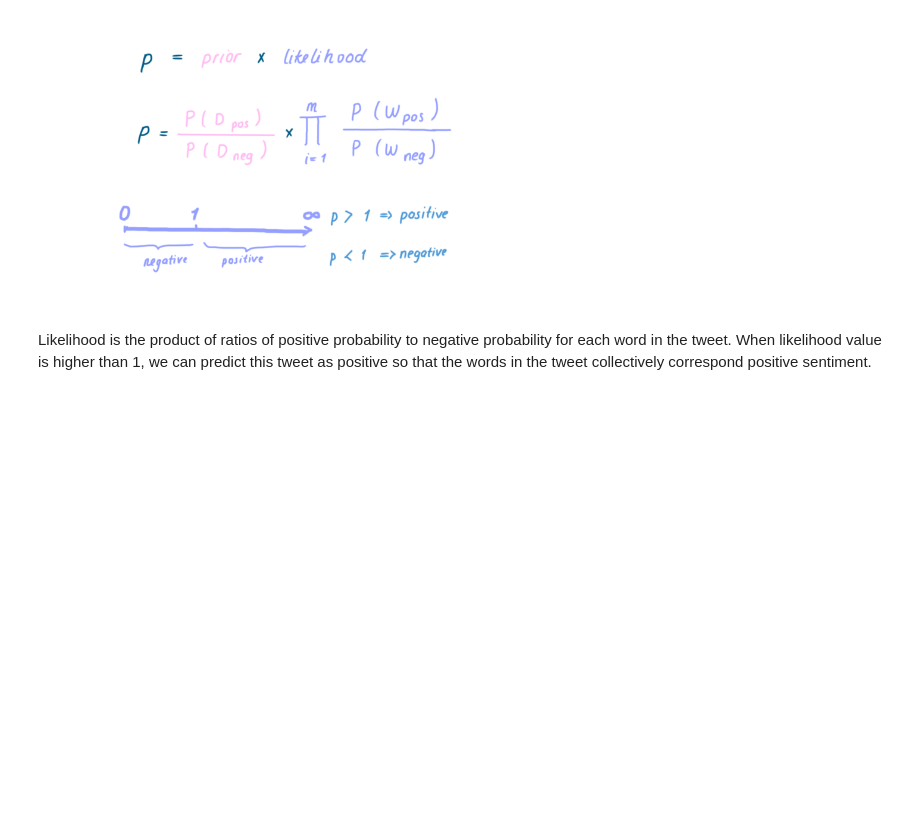
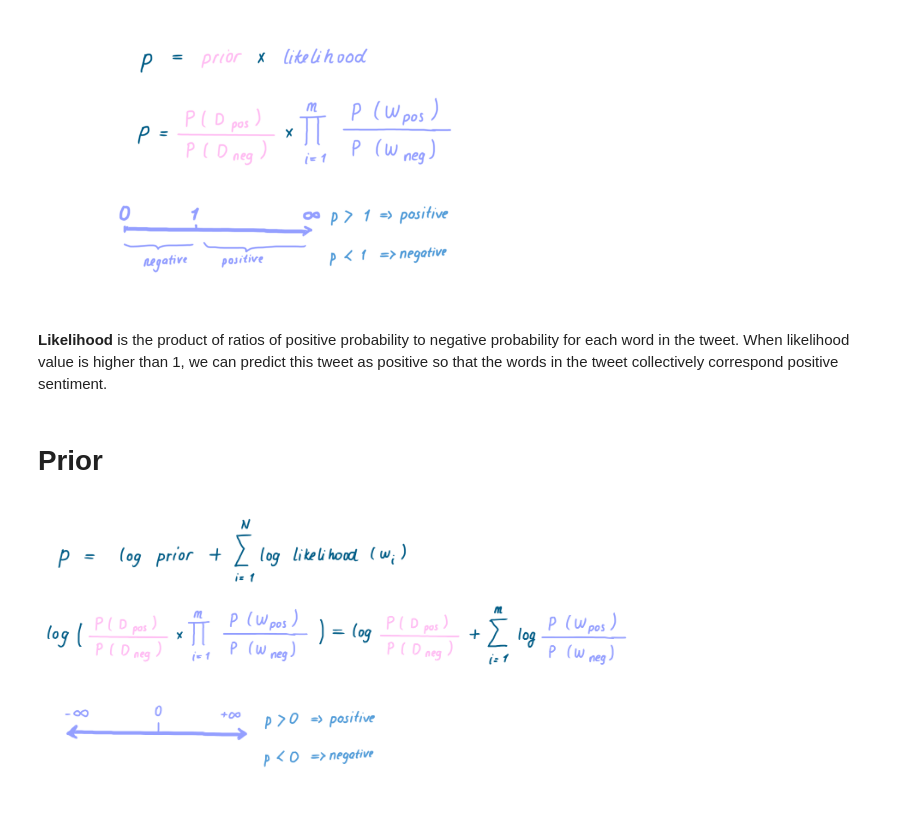
Before and after one commit to Pooja22-05-2003/Twitter-Sentiment-Analysis, a Jupyter notebook: NaiveBayesTwitterScratch.ipynb, the cells around one changed output. Saved outputs shown, nothing was run; the diff lists cells and outputs as text; code cells hidden in the pictures; blank space fills up the shorter version.

```diff
--- a/NaiveBayesTwitterScratch.ipynb
+++ b/NaiveBayesTwitterScratch.ipynb
@@ -69,4 +74,11 @@ Image("likelihood.png", width=500)
 # %% [output]
 [figure]
 # %% [markdown]
-Likelihood is the product of ratios of positive probability to negative probability for each word in the tweet. When likelihood value is higher than 1, we can predict this tweet as positive so that the words in the tweet collectively correspond positive sentiment.
+**Likelihood** is the product of ratios of positive probability to negative probability for each word in the tweet. When likelihood value is higher than 1, we can predict this tweet as positive so that the words in the tweet collectively correspond positive sentiment.
+# %% [markdown]
+# Prior
+# %%
+from IPython.display import Image
+Image("images/prior.png", width=600)
+# %% [output]
+[figure, added]
```
Also changed, not shown: parts of 19 cells of this notebook, 5 other files.
